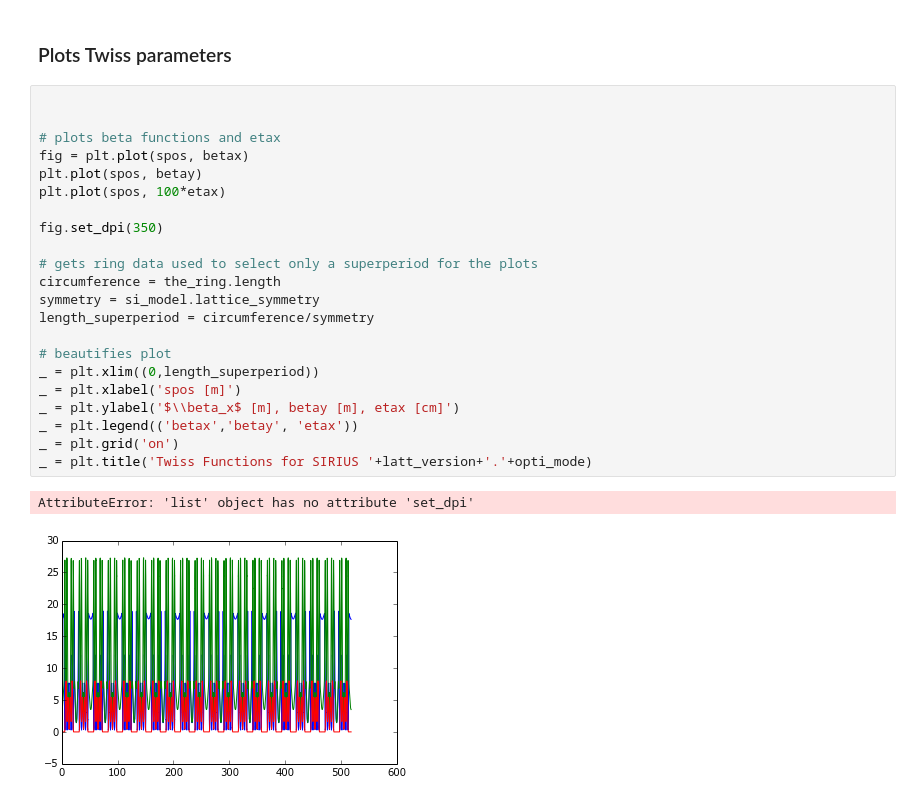
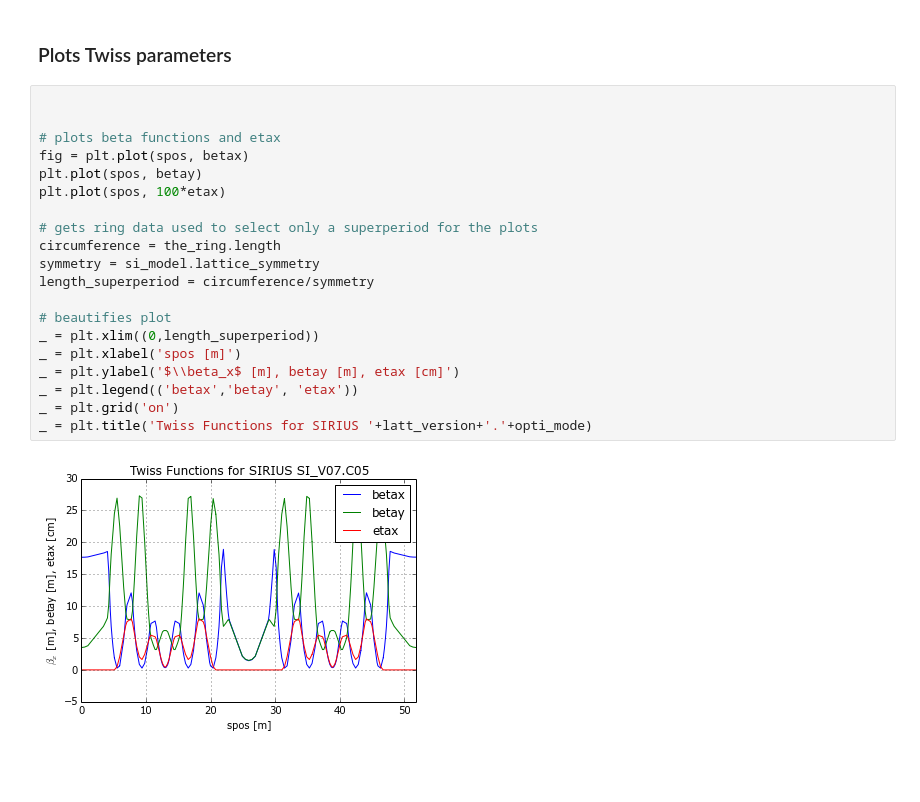
Before and after one commit to lnls-fac/pyaccel, a Jupyter notebook: examples/plot_twiss.ipynb, the cells around one changed output. Saved outputs shown, nothing was run; the diff lists cells and outputs as text; blank space fills up the shorter version.

```diff
--- a/examples/plot_twiss.ipynb
+++ b/examples/plot_twiss.ipynb
@@ -55,25 +57,22 @@ etayl     : +0.000e+00
 # %%
 
 
 # plots beta functions and etax
 fig = plt.plot(spos, betax)
 plt.plot(spos, betay)
 plt.plot(spos, 100*etax)
-
-fig.set_dpi(350)
 
 # gets ring data used to select only a superperiod for the plots
 circumference = the_ring.length
 symmetry = si_model.lattice_symmetry
 length_superperiod = circumference/symmetry
 
 # beautifies plot
 _ = plt.xlim((0,length_superperiod))
 _ = plt.xlabel('spos [m]')
 _ = plt.ylabel('$\\beta_x$ [m], betay [m], etax [cm]')
 _ = plt.legend(('betax','betay', 'etax'))
 _ = plt.grid('on')
 _ = plt.title('Twiss Functions for SIRIUS '+latt_version+'.'+opti_mode)
 # %% [output]
-AttributeError: 'list' object has no attribute 'set_dpi'
-[figure, old version]
+[figure, new version]
```
Also changed, not shown: parts of 1 cell of this notebook, 3 other files.
